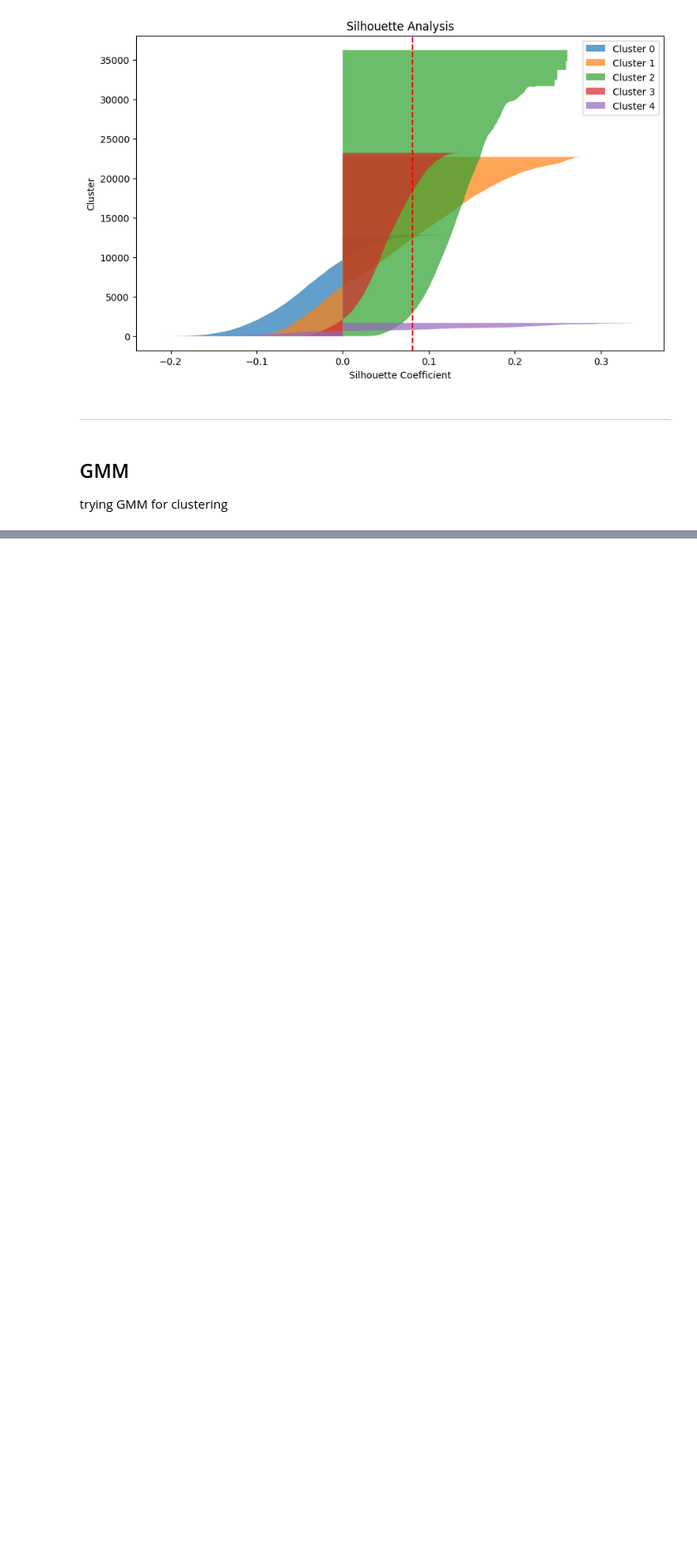
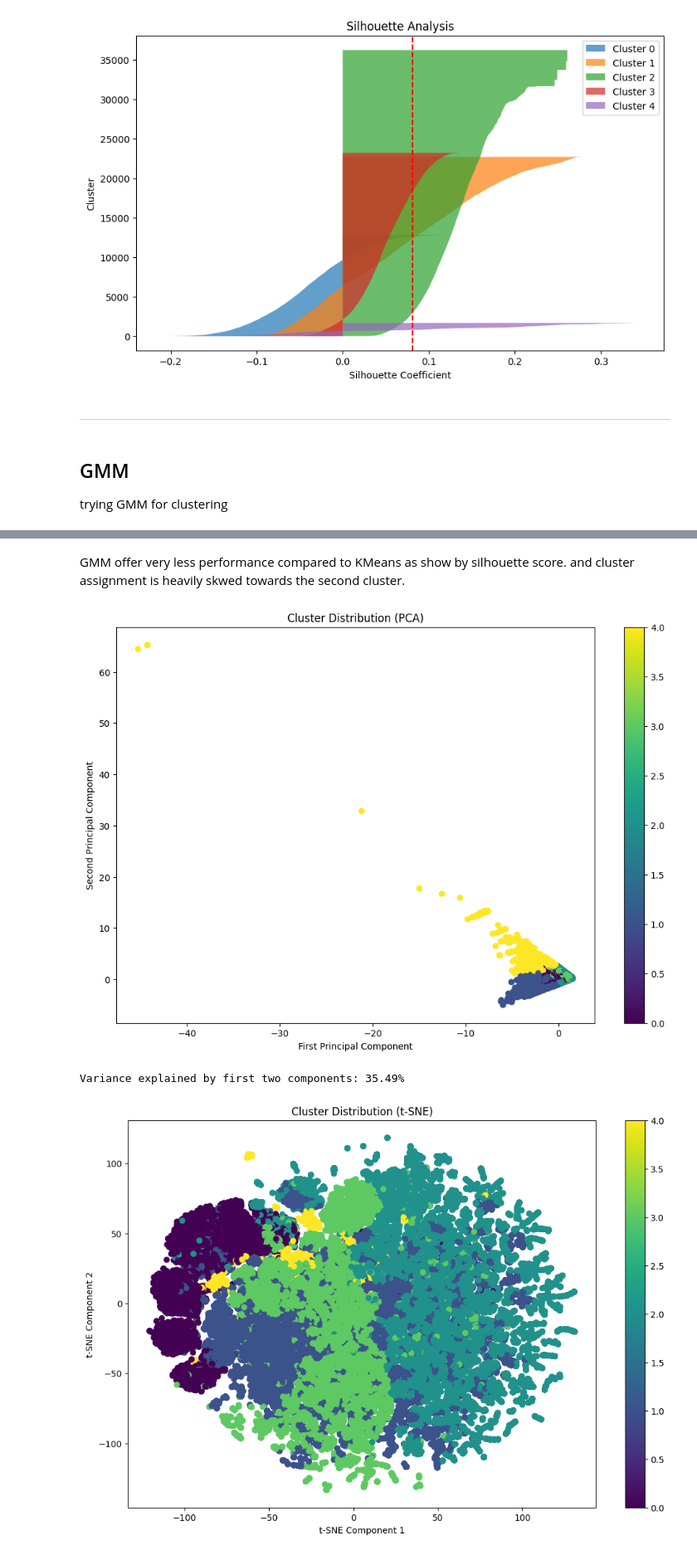
Before and after one commit to adsh16/game-recommendation-system, a Jupyter notebook: main2.ipynb, the cells around one changed output, grey strips where cells are left out. Shown at 83% size. Saved outputs shown, nothing was run; the diff lists cells and outputs as text; code cells hidden in the pictures; blank space fills up the shorter version.

```diff
--- a/main2.ipynb
+++ b/main2.ipynb
@@ -412,0 +495,79 @@ print(f"{'Calinski-Harabasz':<20} {calinski:<15.4f} {gmm_calinski:<15.4f}")
+# %% [markdown]
+GMM offer very less performance compared to KMeans as show by silhouette score.
+and
+cluster assignment is heavily skwed towards the second cluster.
+# %%
+import matplotlib.pyplot as plt
+import seaborn as sns
+from sklearn.decomposition import PCA
+from sklearn.manifold import TSNE
+
+# 1. PCA Visualization
+pca = PCA(n_components=2)
+pca_result = pca.fit_transform(features_array)
+
+plt.figure(figsize=(12, 8))
+scatter = plt.scatter(pca_result[:, 0], pca_result[:, 1], c=labels, cmap='viridis')
+plt.colorbar(scatter)
+plt.title('Cluster Distribution (PCA)')
+plt.xlabel('First Principal Component')
+plt.ylabel('Second Principal Component')
+plt.show()
+
+print(f"Variance explained by first two components: {sum(pca.explained_variance_ratio_):.2%}")
+
+# 2. t-SNE Visualization
+tsne = TSNE(n_components=2, random_state=42)
+tsne_result = tsne.fit_transform(features_array)
+
+plt.figure(figsize=(12, 8))
+scatter = plt.scatter(tsne_result[:, 0], tsne_result[:, 1], c=labels, cmap='viridis')
+plt.colorbar(scatter)
+plt.title('Cluster Distribution (t-SNE)')
+plt.xlabel('t-SNE Component 1')
+plt.ylabel('t-SNE Component 2')
+plt.show()
+
+# 3. Silhouette Plot
+from sklearn.metrics import silhouette_samples
+
+silhouette_vals = silhouette_samples(features_array, labels)
+
+plt.figure(figsize=(12, 8))
+y_ticks = []
+y_lower, y_upper = 0, 0
+
+for i in range(5):
+    cluster_silhouette_vals = silhouette_vals[labels == i]
+    cluster_silhouette_vals.sort()
+
+    y_upper += len(cluster_silhouette_vals)
+
+    plt.fill_betweenx(np.arange(y_lower, y_upper),
+                      0, cluster_silhouette_vals,
+                      alpha=0.7)
+
+    y_ticks.append((y_lower + y_upper) / 2)
+    y_lower += len(cluster_silhouette_vals)
+
+plt.axvline(x=silhouette, color='red', linestyle='--')
+plt.ylabel('Cluster')
+plt.xlabel('Silhouette Coefficient')
+plt.title('Silhouette Analysis')
+plt.yticks(y_ticks, [f'Cluster {i}' for i in range(5)])
+plt.show()
+
+# 4. Inter-cluster distances
+cluster_centers = kmeans_model.cluster_centers_
+distances = pairwise_distances(cluster_centers)
+
+plt.figure(figsize=(10, 8))
+sns.heatmap(distances, annot=True, fmt='.2f', cmap='YlOrRd')
+plt.title('Inter-cluster Distances')
+plt.xlabel('Cluster')
+plt.ylabel('Cluster')
+plt.show()
+# %% [output]
+[figure, added]
+Variance explained by first two components: 35.49%
+[figure, added]
```
Also changed, not shown: parts of 3 cells of this notebook.
